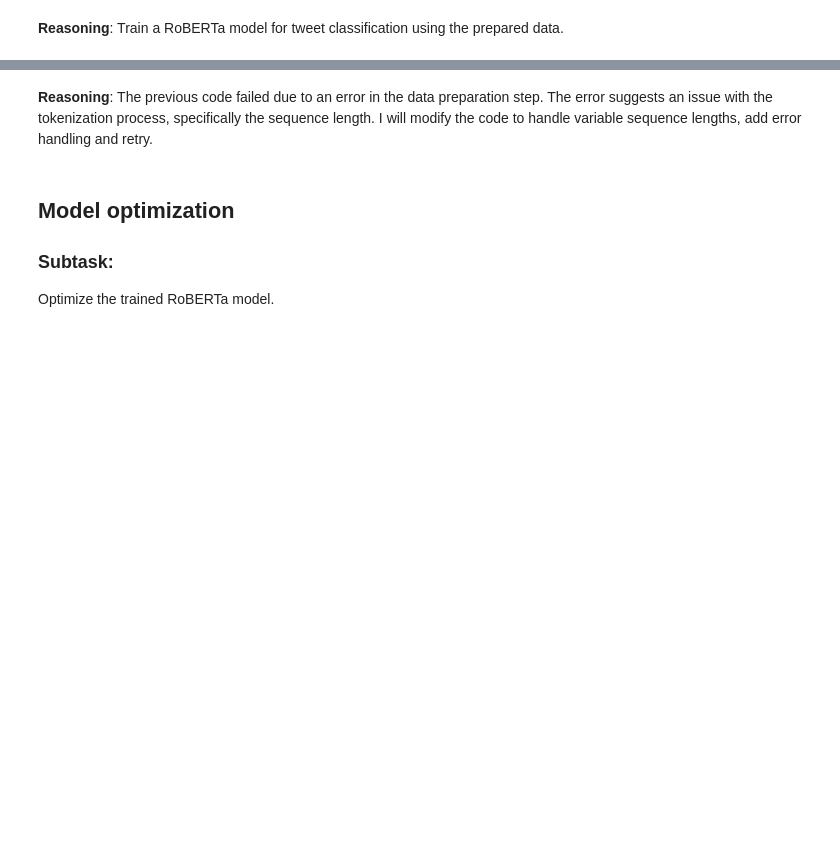
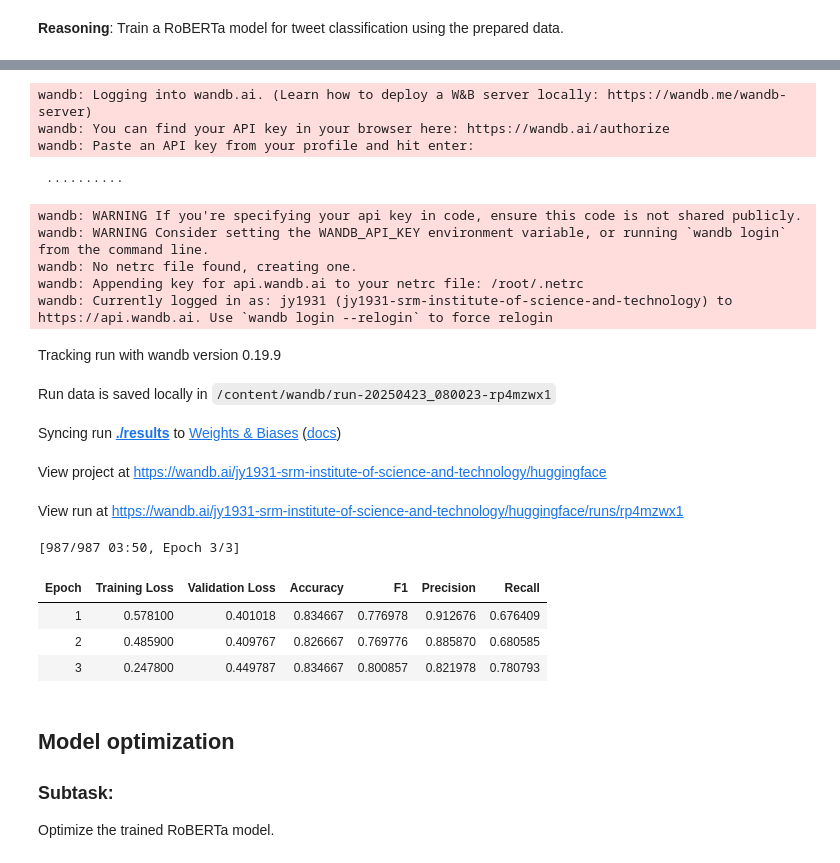
Before and after one commit to jaidityayadav/Twitter-Crisis-Prediction, a Jupyter notebook: roberta.ipynb, the cells around one changed output, grey strips where cells are left out. Saved outputs shown, nothing was run; the diff lists cells and outputs as text; code cells hidden in the pictures; blank space fills up the shorter version.

```diff
--- a/roberta.ipynb
+++ b/roberta.ipynb
@@ -296,12 +307,11 @@ tokenizer = RobertaTokenizerFast.from_pretrained('roberta-base')
 def tokenize_function(examples):
     return tokenizer(examples['cleaned_text'], padding='max_length', truncation=True)
 
-# Assuming X_train, y_train, X_val, y_val are pandas DataFrames
-# Tokenize all texts in the training and validation sets
-train_encodings = tokenizer(X_train['cleaned_text'].tolist(), truncation=True, padding=True) # pad and truncate to the same length
-val_encodings = tokenizer(X_val['cleaned_text'].tolist(), truncation=True, padding=True)
 
-# Create a custom dataset class to handle the encodings and labels
+train_encodings = tokenizer(X_train['masked_text'].tolist(), truncation=True, padding=True)
+val_encodings = tokenizer(X_val['masked_text'].tolist(), truncation=True, padding=True)
+
+
 class TweetDataset(torch.utils.data.Dataset):
     def __init__(self, encodings, labels):
         self.encodings = encodings
@@ -315,7 +325,50 @@ class TweetDataset(torch.utils.data.Dataset):
     def __len__(self):
         return len(self.labels)
 
-# Create the training and validation datasets
 train_dataset = TweetDataset(train_encodings, y_train.values)
 val_dataset = TweetDataset(val_encodings, y_val.values)
+
+
+# 2. Load a pre-trained RoBERTa model
+model = RobertaForSequenceClassification.from_pretrained('roberta-base', num_labels=2)
+
+# 3. Fine-tune the RoBERTa model
+def compute_metrics(pred):
+    labels = pred.label_ids
+    preds = pred.predictions.argmax(-1)
+    precision, recall, f1, _ = precision_recall_fscore_support(labels, preds, average='binary')
+    acc = accuracy_score(labels, preds)
+    return {
+        'accuracy': acc,
+        'f1': f1,
+        'precision': precision,
+        'recall': recall
+    }
+
+training_args = TrainingArguments(
+    output_dir='./results',
+    num_train_epochs=3,
+    per_device_train_batch_size=16,
+    per_device_eval_batch_size=64,
+    warmup_steps=500,
+    weight_decay=0.01,
+    logging_dir='./logs',
+    logging_steps=10,
+    evaluation_strategy="epoch",
+    save_strategy="epoch",
+    load_best_model_at_end=True,
+)
+
+trainer = Trainer(
+    model=model,
+    args=training_args,
+    train_dataset=train_dataset,
+    eval_dataset=val_dataset,
+    compute_metrics=compute_metrics
+)
+
+trainer.train()
+
+# 4. Save the trained model
+trainer.save_model("./roberta_model")
 # %% [output]
@@ -327,3 +380,19 @@ Please note that authentication is recommended but still optional to access publ
+wandb: Logging into wandb.ai. (Learn how to deploy a W&B server locally: https://wandb.me/wandb-server)
+wandb: You can find your API key in your browser here: https://wandb.ai/authorize
+wandb: Paste an API key from your profile and hit enter:
+ ··········
+wandb: WARNING If you're specifying your api key in code, ensure this code is not shared publicly.
+wandb: WARNING Consider setting the WANDB_API_KEY environment variable, or running `wandb login` from the command line.
+wandb: No netrc file found, creating one.
+wandb: Appending key for api.wandb.ai to your netrc file: /root/.netrc
+wandb: Currently logged in as: jy1931 (jy1931-srm-institute-of-science-and-technology) to https://api.wandb.ai. Use `wandb login --relogin` to force relogin
+Tracking run with wandb version 0.19.9
+Run data is saved locally in /content/wandb/run-20250423_080023-rp4mzwx1
+Syncing run ./results to Weights & Biases (docs)
+View project at https://wandb.ai/jy1931-srm-institute-of-science-and-technology/huggingface
+View run at https://wandb.ai/jy1931-srm-institute-of-science-and-technology/huggingface/runs/rp4mzwx1
+[987/987 03:50, Epoch 3/3]
+| Epoch | Training Loss | Validation Loss | Accuracy | F1 | Precision | Recall |
+| 1 | 0.578100 | 0.401018 | 0.834667 | 0.776978 | 0.912676 | 0.676409 |
+| 2 | 0.485900 | 0.409767 | 0.826667 | 0.769776 | 0.885870 | 0.680585 |
+| 3 | 0.247800 | 0.449787 | 0.834667 | 0.800857 | 0.821978 | 0.780793 |
-# %% [markdown]
-**Reasoning**:
-The previous code failed due to an error in the data preparation step. The error suggests an issue with the tokenization process, specifically the sequence length. I will modify the code to handle variable sequence lengths, add error handling and retry.
```
Also changed, not shown: parts of 12 cells of this notebook.
